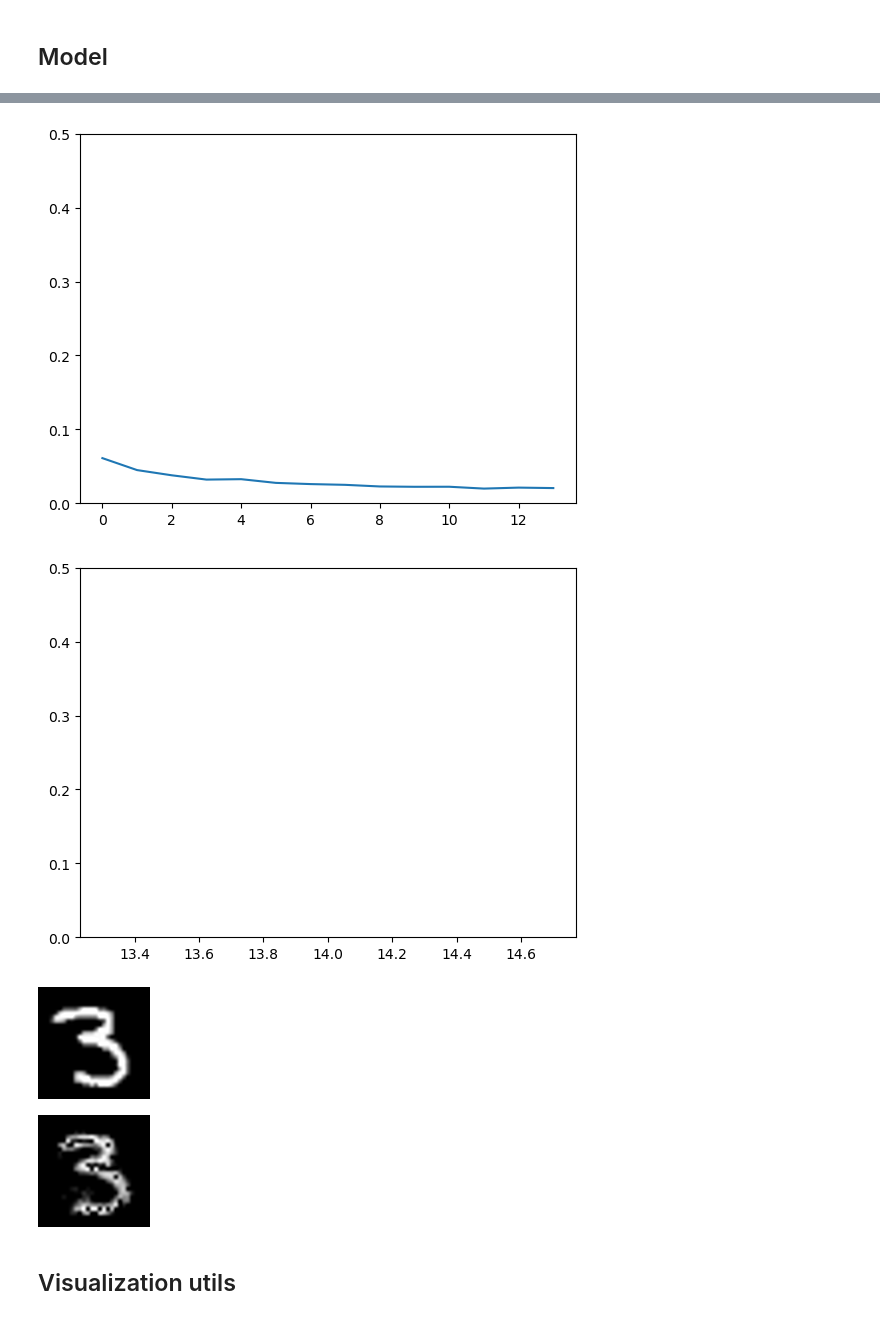
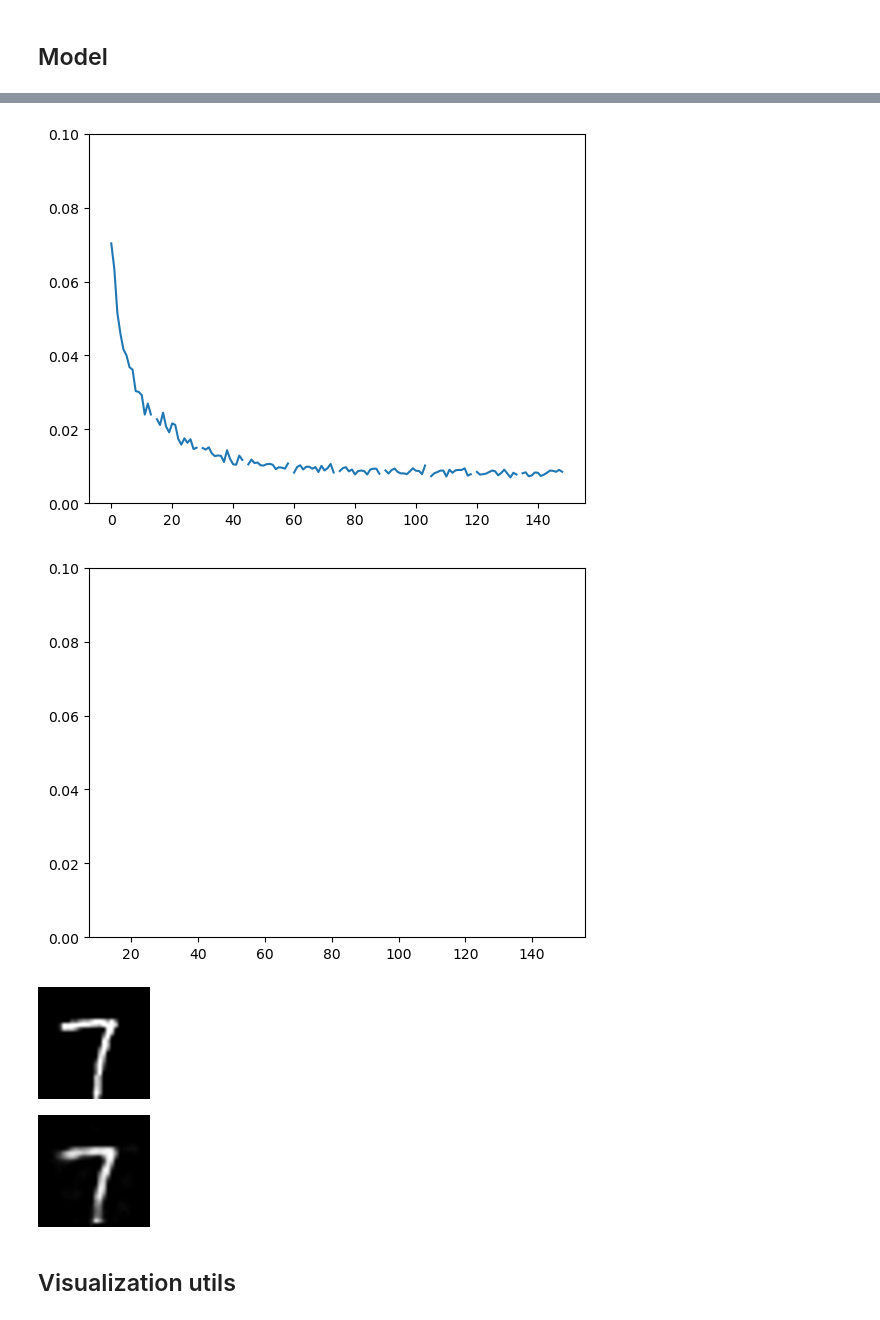
Before and after one commit to jacob-danner/machine-learning-experiments, a Jupyter notebook: MNIST/MNIST_PyTorchLigthningAutoencoder.ipynb, the cells around one changed output, grey strips where cells are left out. Cells and saved outputs as stored; diff of their text form; code cells hidden in the pictures.

Commit message:
improvements - removed linear layer and used sigmoid as final non linearity.

```diff
--- a/MNIST/MNIST_PyTorchLigthningAutoencoder.ipynb
+++ b/MNIST/MNIST_PyTorchLigthningAutoencoder.ipynb
@@ -59,7 +60,7 @@ class Decoder(nn.Module):
 
         self.layer = nn.Sequential(
             nn.Linear(embedding_dim, output_dim),
-            nn.ReLU(),
+            nn.Sigmoid(),
         )
 
     def forward(self, x):
@@ -148,24 +150,26 @@ HPU available: False, using: 0 HPUs
 # %%
 # logs_df
 
+y_lim = .1
+
 logs_df.train_loss.plot()
-plt.ylim(0, .5)
+plt.ylim(0, y_lim)
 plt.show()
 logs_df.val_loss.plot()
-plt.ylim(0, .5)
+plt.ylim(0, y_lim)
 plt.show()
 
 
 # visual test
 
 test_ex = test[0][0]
 display_tensor_as_image(test_ex)
 display_tensor_as_image(model(test_ex))
 # %% [output]
-[figure, old version]
+[figure, new version]
-[figure, old version]
+[figure, new version]
-[figure, old version]
+[figure, new version]
-[figure, old version]
+[figure, new version]
 # %% [markdown]
 ## Visualization utils
 # %%
```
Also changed, not shown: parts of 2 cells of this notebook, 54 other files.
